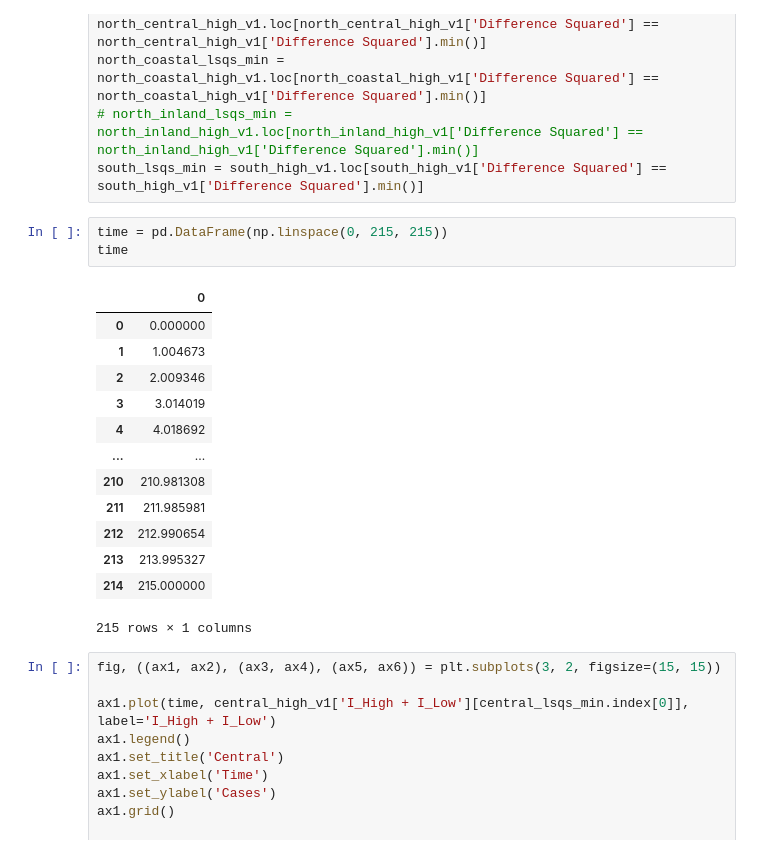
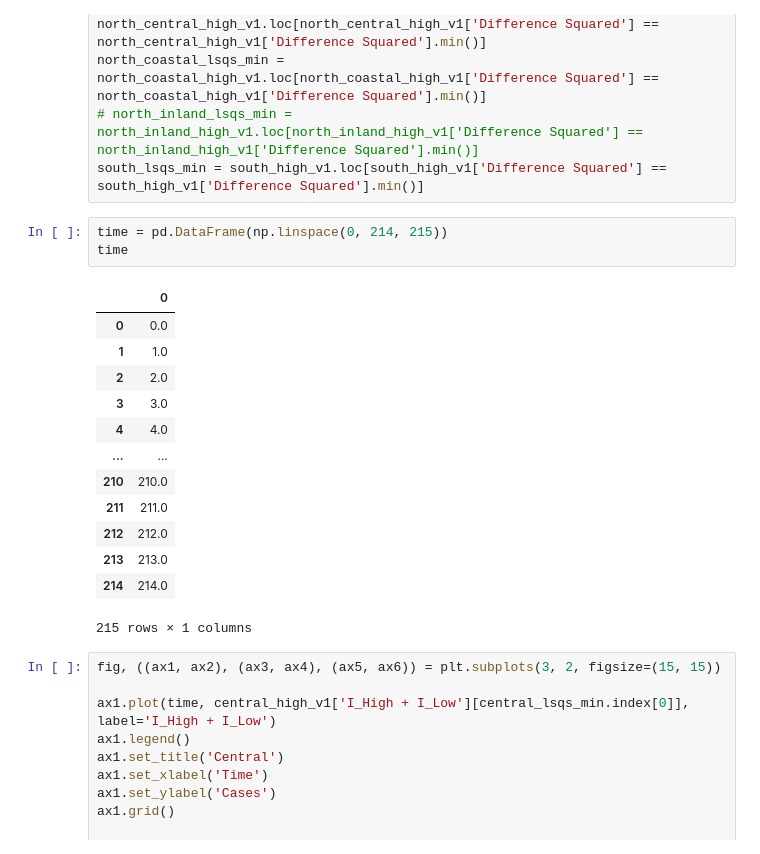
Before and after one commit to kazi0302/COVID-19-Modeling-and-Parameter-Fitting, a Jupyter notebook: Monte Carlo Simulation/MC_simulator.ipynb, the cells around one changed output. Saved outputs shown, nothing was run; the diff lists cells and outputs as text.

```diff
--- a/Monte Carlo Simulation/MC_simulator.ipynb
+++ b/Monte Carlo Simulation/MC_simulator.ipynb
@@ -822,21 +822,21 @@ north_coastal_lsqs_min = north_coastal_high_v1.loc[north_coastal_high_v1['Differ
 # north_inland_lsqs_min = north_inland_high_v1.loc[north_inland_high_v1['Difference Squared'] == north_inland_high_v1['Difference Squared'].min()]
 south_lsqs_min = south_high_v1.loc[south_high_v1['Difference Squared'] == south_high_v1['Difference Squared'].min()]
 # %%
-time = pd.DataFrame(np.linspace(0, 215, 215))
+time = pd.DataFrame(np.linspace(0, 214, 215))
 time
 # %% [output]
 |  | 0 |
-| 0 | 0.000000 |
-| 1 | 1.004673 |
-| 2 | 2.009346 |
-| 3 | 3.014019 |
-| 4 | 4.018692 |
+| 0 | 0.0 |
+| 1 | 1.0 |
+| 2 | 2.0 |
+| 3 | 3.0 |
+| 4 | 4.0 |
 | ... | ... |
-| 210 | 210.981308 |
-| 211 | 211.985981 |
-| 212 | 212.990654 |
-| 213 | 213.995327 |
-| 214 | 215.000000 |
+| 210 | 210.0 |
+| 211 | 211.0 |
+| 212 | 212.0 |
+| 213 | 213.0 |
+| 214 | 214.0 |
 215 rows × 1 columns
 # %%
 fig, ((ax1, ax2), (ax3, ax4), (ax5, ax6)) = plt.subplots(3, 2, figsize=(15, 15))
```
